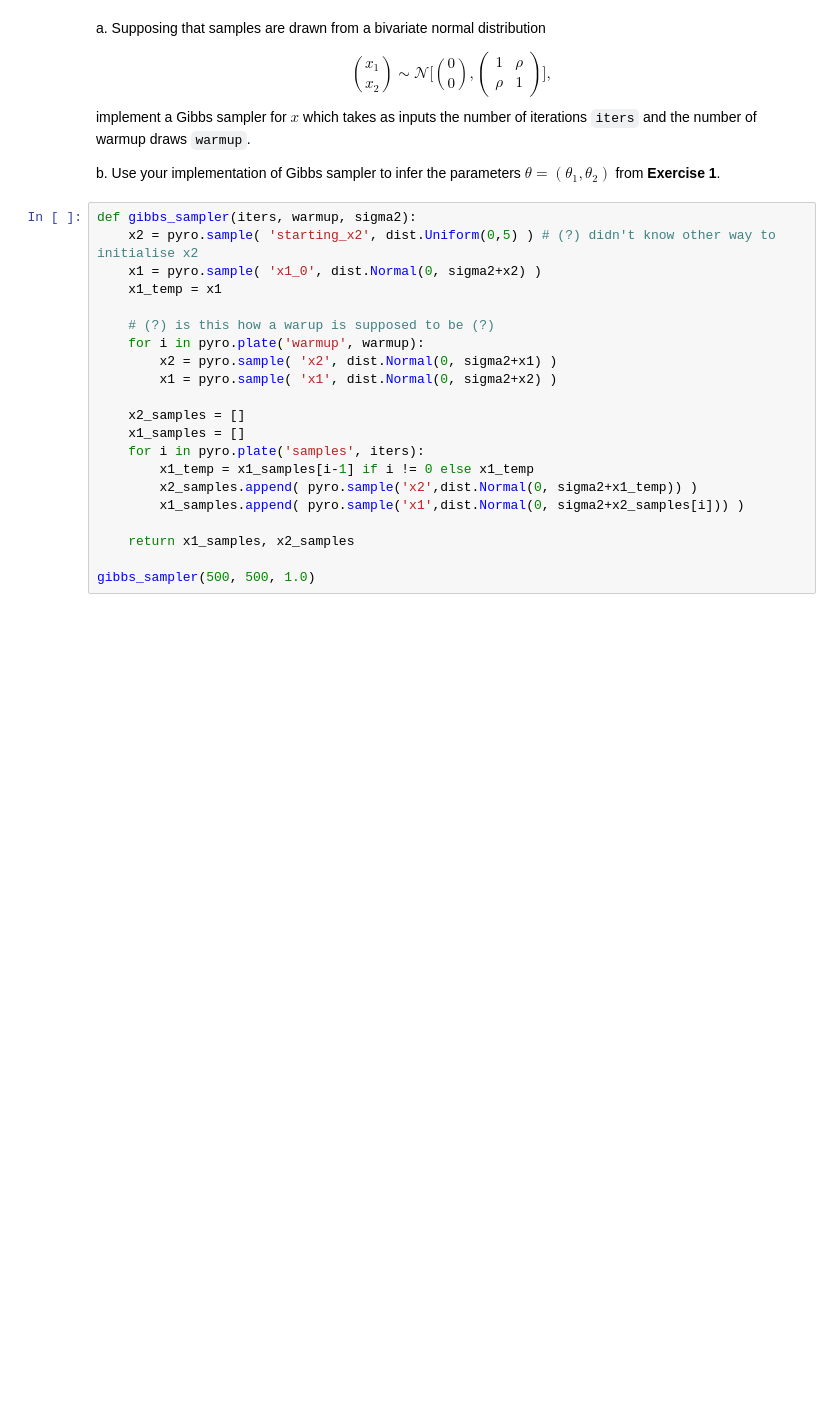
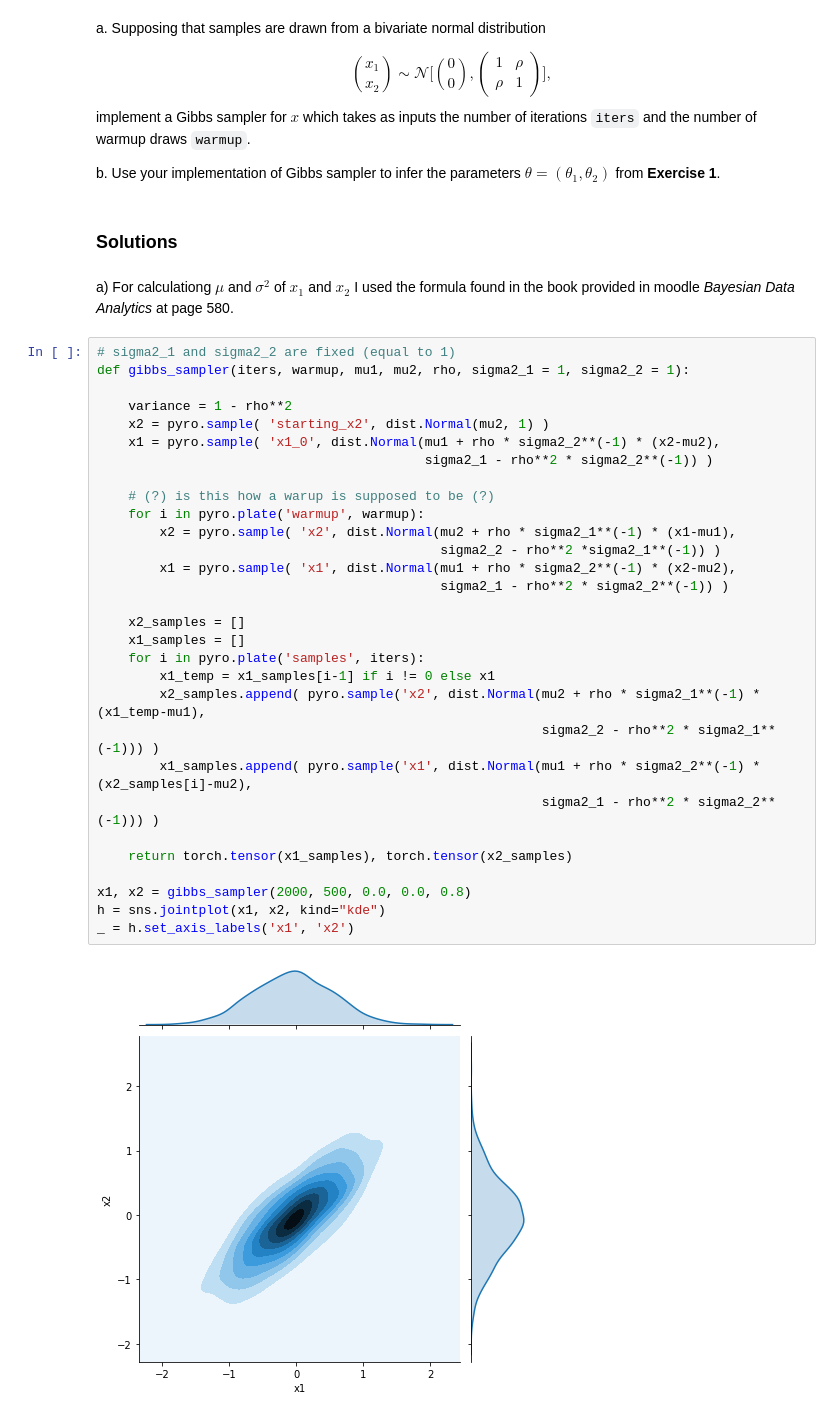
Before and after one commit to eferos93/statistical-machine-learning, a Jupyter notebook: homeworks/homework_04_Fabrici_Eros.ipynb, the cells around one changed output. Drawn from its saved outputs; the diff is of its cells as text; blank space fills up the shorter version.

```diff
--- a/homeworks/homework_04_Fabrici_Eros.ipynb
+++ b/homeworks/homework_04_Fabrici_Eros.ipynb
@@ -253,24 +254,39 @@ $$
     implement a Gibbs sampler for $x$ which takes as inputs the number of iterations `iters` and the number of warmup draws `warmup`.
 
 b. Use your implementation of Gibbs sampler to infer the parameters $\theta=(\theta_1,\theta_2)$ from **Exercise 1**.
+# %% [markdown]
+### Solutions
+# %% [markdown]
+a) For calculationg $\mu$ and $\sigma^2$ of $x_1$ and $x_2$ I used the formula found in the book provided in moodle *Bayesian Data Analytics* at page 580.
 # %%
-def gibbs_sampler(iters, warmup, sigma2):
-    x2 = pyro.sample( 'starting_x2', dist.Uniform(0,5) ) # (?) didn't know other way to initialise x2
-    x1 = pyro.sample( 'x1_0', dist.Normal(0, sigma2+x2) )
-    x1_temp = x1
+# sigma2_1 and sigma2_2 are fixed (equal to 1)
+def gibbs_sampler(iters, warmup, mu1, mu2, rho, sigma2_1 = 1, sigma2_2 = 1):
+
+    variance = 1 - rho**2
+    x2 = pyro.sample( 'starting_x2', dist.Normal(mu2, 1) )
+    x1 = pyro.sample( 'x1_0', dist.Normal(mu1 + rho * sigma2_2**(-1) * (x2-mu2),
+                                          sigma2_1 - rho**2 * sigma2_2**(-1)) )
 
     # (?) is this how a warup is supposed to be (?)
     for i in pyro.plate('warmup', warmup):
-        x2 = pyro.sample( 'x2', dist.Normal(0, sigma2+x1) )
-        x1 = pyro.sample( 'x1', dist.Normal(0, sigma2+x2) )
+        x2 = pyro.sample( 'x2', dist.Normal(mu2 + rho * sigma2_1**(-1) * (x1-mu1),
+                                            sigma2_2 - rho**2 *sigma2_1**(-1)) )
+        x1 = pyro.sample( 'x1', dist.Normal(mu1 + rho * sigma2_2**(-1) * (x2-mu2),
+                                            sigma2_1 - rho**2 * sigma2_2**(-1)) )
 
     x2_samples = []
     x1_samples = []
     for i in pyro.plate('samples', iters):
-        x1_temp = x1_samples[i-1] if i != 0 else x1_temp
-        x2_samples.append( pyro.sample('x2',dist.Normal(0, sigma2+x1_temp)) )
-        x1_samples.append( pyro.sample('x1',dist.Normal(0, sigma2+x2_samples[i])) )
+        x1_temp = x1_samples[i-1] if i != 0 else x1
+        x2_samples.append( pyro.sample('x2', dist.Normal(mu2 + rho * sigma2_1**(-1) * (x1_temp-mu1),
+                                                         sigma2_2 - rho**2 * sigma2_1**(-1))) )
+        x1_samples.append( pyro.sample('x1', dist.Normal(mu1 + rho * sigma2_2**(-1) * (x2_samples[i]-mu2),
+                                                         sigma2_1 - rho**2 * sigma2_2**(-1))) )
 
-    return x1_samples, x2_samples
+    return torch.tensor(x1_samples), torch.tensor(x2_samples)
 
-gibbs_sampler(500, 500, 1.0)
+x1, x2 = gibbs_sampler(2000, 500, 0.0, 0.0, 0.8)
+h = sns.jointplot(x1, x2, kind="kde")
+_ = h.set_axis_labels('x1', 'x2')
+# %% [output]
+[figure, added]
```
Also changed, not shown: parts of 10 cells of this notebook.
